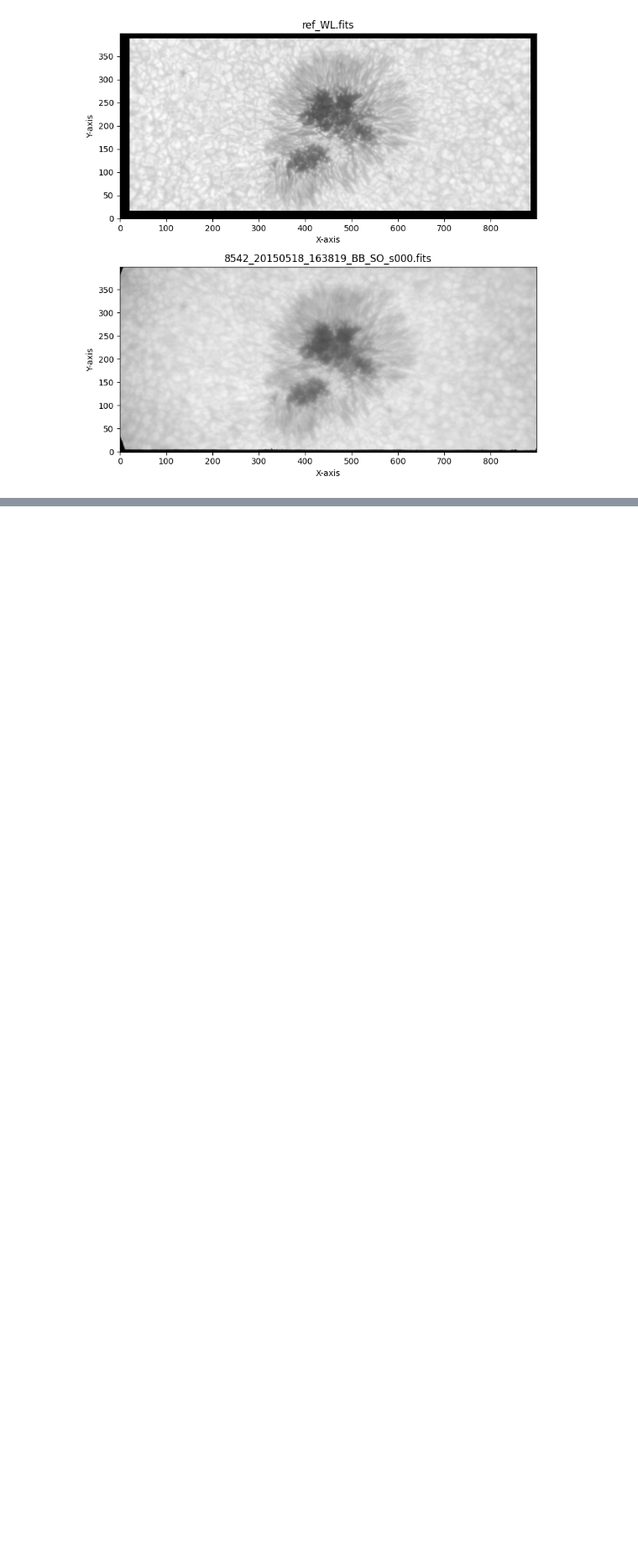
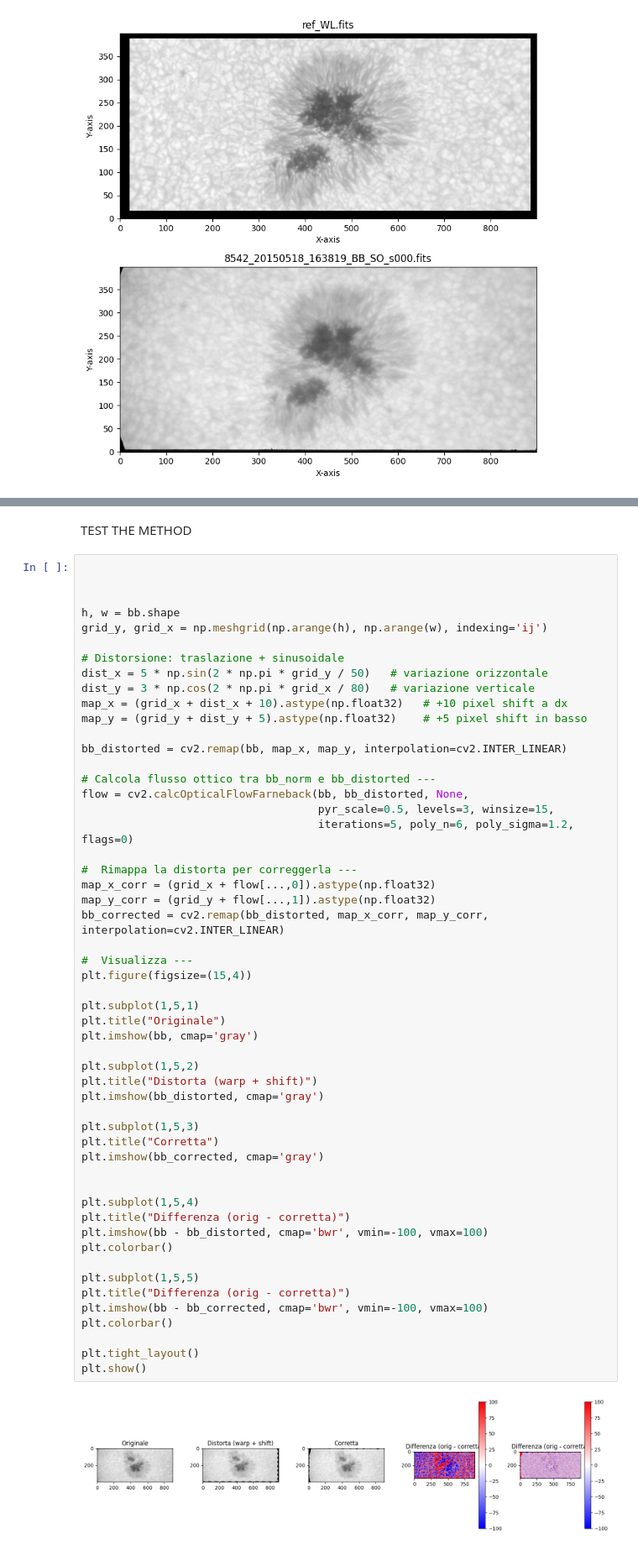
Before and after one commit to FabianaFerrente/ibis_pipeline, a Jupyter notebook: dest_ibis.ipynb, the cells around one changed output, grey strips where cells are left out. Shown at 84% size. Drawn from its saved outputs; the diff is of its cells as text; blank space fills up the shorter version.

```diff
--- a/dest_ibis.ipynb
+++ b/dest_ibis.ipynb
@@ -126,0 +195,57 @@ plt.show()
+# %% [markdown]
+TEST THE METHOD
+# %%
+
+
+
+h, w = bb.shape
+grid_y, grid_x = np.meshgrid(np.arange(h), np.arange(w), indexing='ij')
+
+# Distorsione: traslazione + sinusoidale
+dist_x = 5 * np.sin(2 * np.pi * grid_y / 50)   # variazione orizzontale
+dist_y = 3 * np.cos(2 * np.pi * grid_x / 80)   # variazione verticale
+map_x = (grid_x + dist_x + 10).astype(np.float32)   # +10 pixel shift a dx
+map_y = (grid_y + dist_y + 5).astype(np.float32)    # +5 pixel shift in basso
+
+bb_distorted = cv2.remap(bb, map_x, map_y, interpolation=cv2.INTER_LINEAR)
+
+# Calcola flusso ottico tra bb_norm e bb_distorted ---
+flow = cv2.calcOpticalFlowFarneback(bb, bb_distorted, None,
+                                    pyr_scale=0.5, levels=3, winsize=15,
+                                    iterations=5, poly_n=6, poly_sigma=1.2, flags=0)
+
+#  Rimappa la distorta per correggerla ---
+map_x_corr = (grid_x + flow[...,0]).astype(np.float32)
+map_y_corr = (grid_y + flow[...,1]).astype(np.float32)
+bb_corrected = cv2.remap(bb_distorted, map_x_corr, map_y_corr, interpolation=cv2.INTER_LINEAR)
+
+#  Visualizza ---
+plt.figure(figsize=(15,4))
+
+plt.subplot(1,5,1)
+plt.title("Originale")
+plt.imshow(bb, cmap='gray')
+
+plt.subplot(1,5,2)
+plt.title("Distorta (warp + shift)")
+plt.imshow(bb_distorted, cmap='gray')
+
+plt.subplot(1,5,3)
+plt.title("Corretta")
+plt.imshow(bb_corrected, cmap='gray')
+
+
+plt.subplot(1,5,4)
+plt.title("Differenza (orig - corretta)")
+plt.imshow(bb - bb_distorted, cmap='bwr', vmin=-100, vmax=100)
+plt.colorbar()
+
+plt.subplot(1,5,5)
+plt.title("Differenza (orig - corretta)")
+plt.imshow(bb - bb_corrected, cmap='bwr', vmin=-100, vmax=100)
+plt.colorbar()
+
+plt.tight_layout()
+plt.show()
+# %% [output]
+[figure, added]
```
Also changed, not shown: parts of 5 cells of this notebook.
